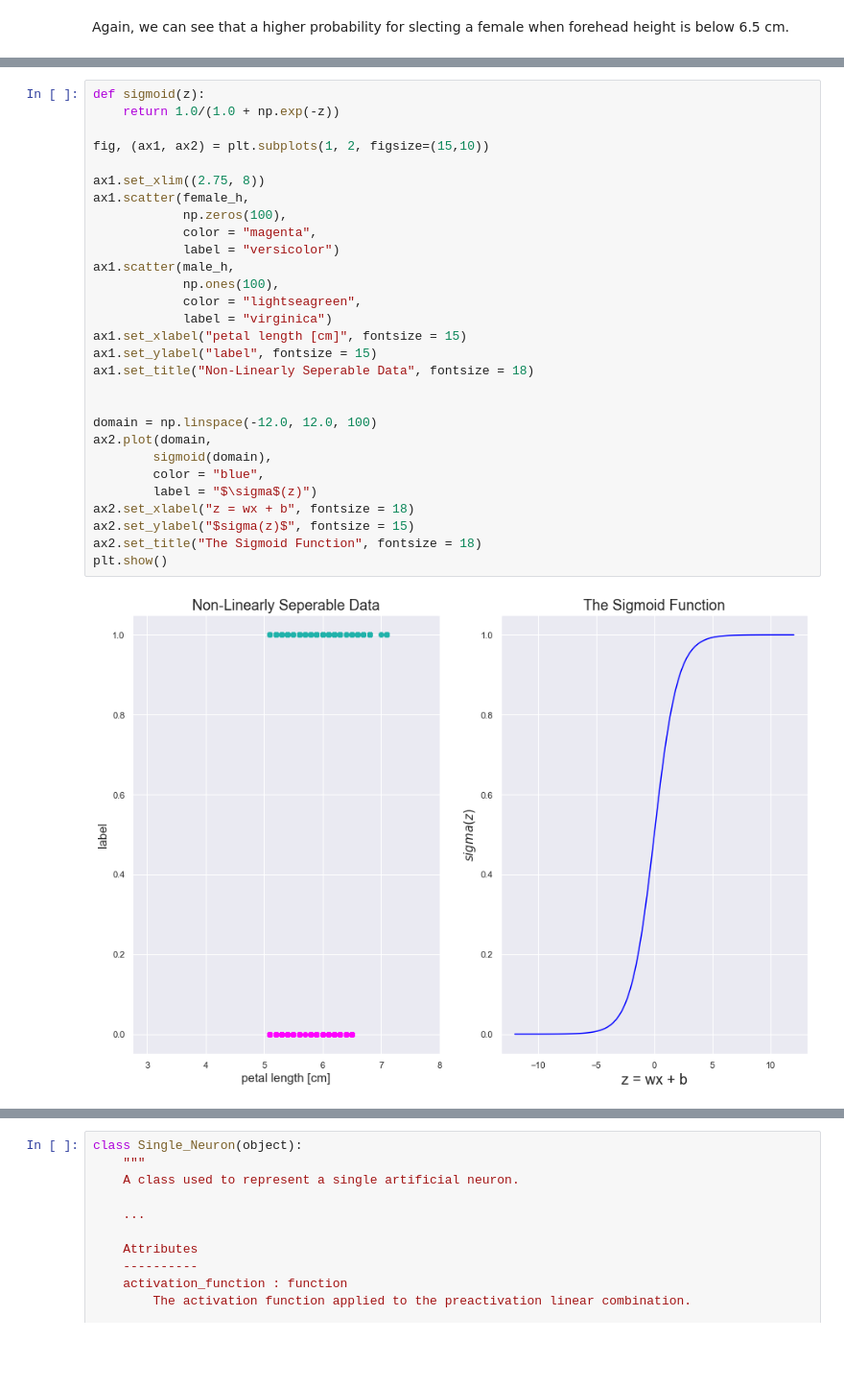
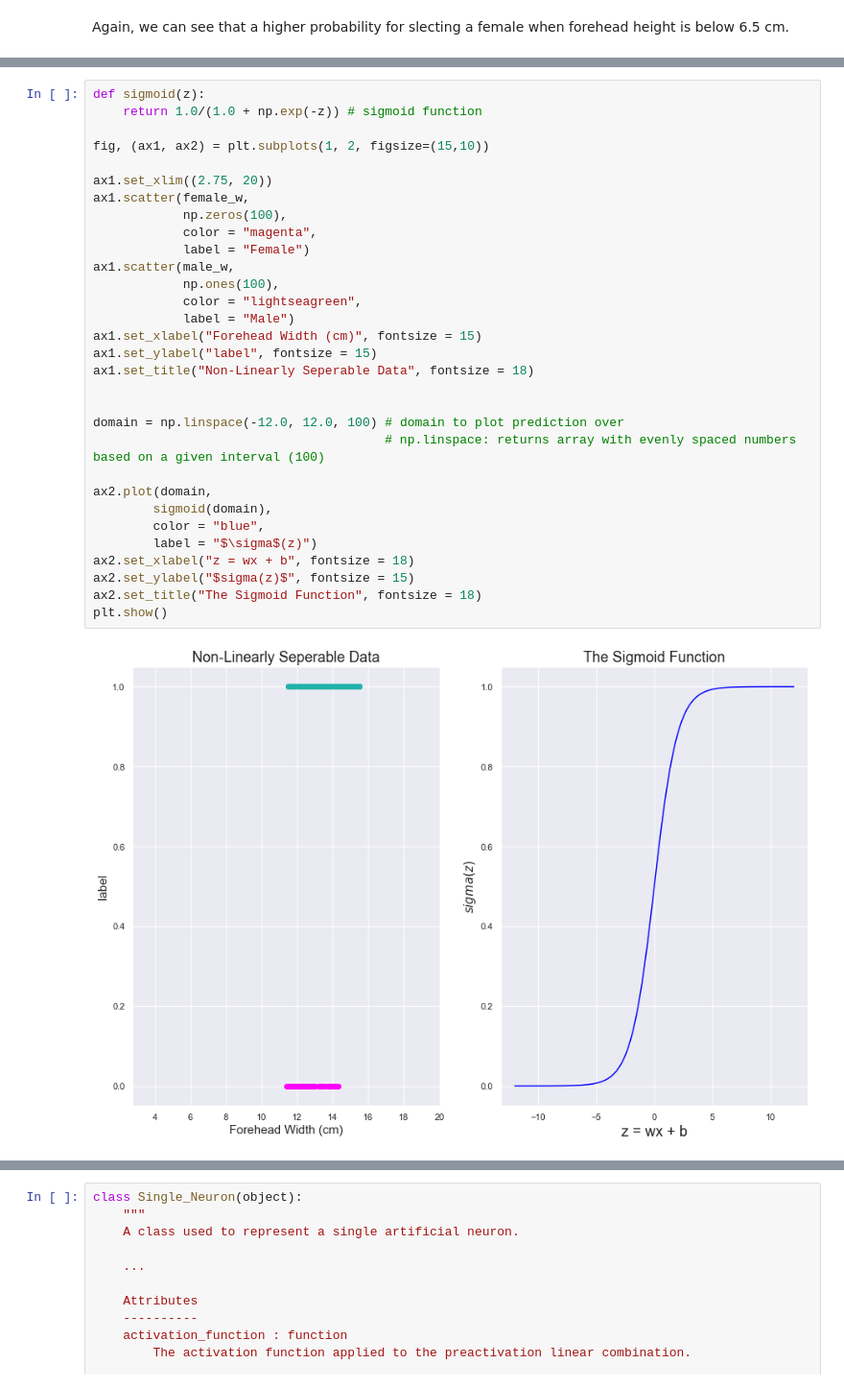
Before and after one commit to rjxgonzalez/INDE_577_Data-Science-and-Machine-Learning-, a Jupyter notebook: Supervised Learning/Classification/Logistic Regression/Logistic Regression.ipynb, the cells around one changed output, grey strips where cells are left out. Shown at 96% size. Saved outputs shown, nothing was run; the diff lists cells and outputs as text; blank space fills up the shorter version.

```diff
--- a/Supervised Learning/Classification/Logistic Regression/Logistic Regression.ipynb
+++ b/Supervised Learning/Classification/Logistic Regression/Logistic Regression.ipynb
@@ -120,31 +125,33 @@ Now, we will see how to model this with a Single Neuron.
 # %%
 def sigmoid(z):
-    return 1.0/(1.0 + np.exp(-z))
+    return 1.0/(1.0 + np.exp(-z)) # sigmoid function
 
 fig, (ax1, ax2) = plt.subplots(1, 2, figsize=(15,10))
 
-ax1.set_xlim((2.75, 8))
-ax1.scatter(female_h,
+ax1.set_xlim((2.75, 20))
+ax1.scatter(female_w,
             np.zeros(100),
             color = "magenta",
-            label = "versicolor")
-ax1.scatter(male_h,
+            label = "Female")
+ax1.scatter(male_w,
             np.ones(100),
             color = "lightseagreen",
-            label = "virginica")
-ax1.set_xlabel("petal length [cm]", fontsize = 15)
+            label = "Male")
+ax1.set_xlabel("Forehead Width (cm)", fontsize = 15)
 ax1.set_ylabel("label", fontsize = 15)
 ax1.set_title("Non-Linearly Seperable Data", fontsize = 18)
 
 
-domain = np.linspace(-12.0, 12.0, 100)
+domain = np.linspace(-12.0, 12.0, 100) # domain to plot prediction over
+                                       # np.linspace: returns array with evenly spaced numbers based on a given interval (100)
+
 ax2.plot(domain,
         sigmoid(domain),
         color = "blue",
         label = "$\sigma$(z)")
 ax2.set_xlabel("z = wx + b", fontsize = 18)
 ax2.set_ylabel("$sigma(z)$", fontsize = 15)
 ax2.set_title("The Sigmoid Function", fontsize = 18)
 plt.show()
 # %% [output]
-[figure, old version]
+[figure, new version]
```
Also changed, not shown: parts of 3 cells of this notebook.
